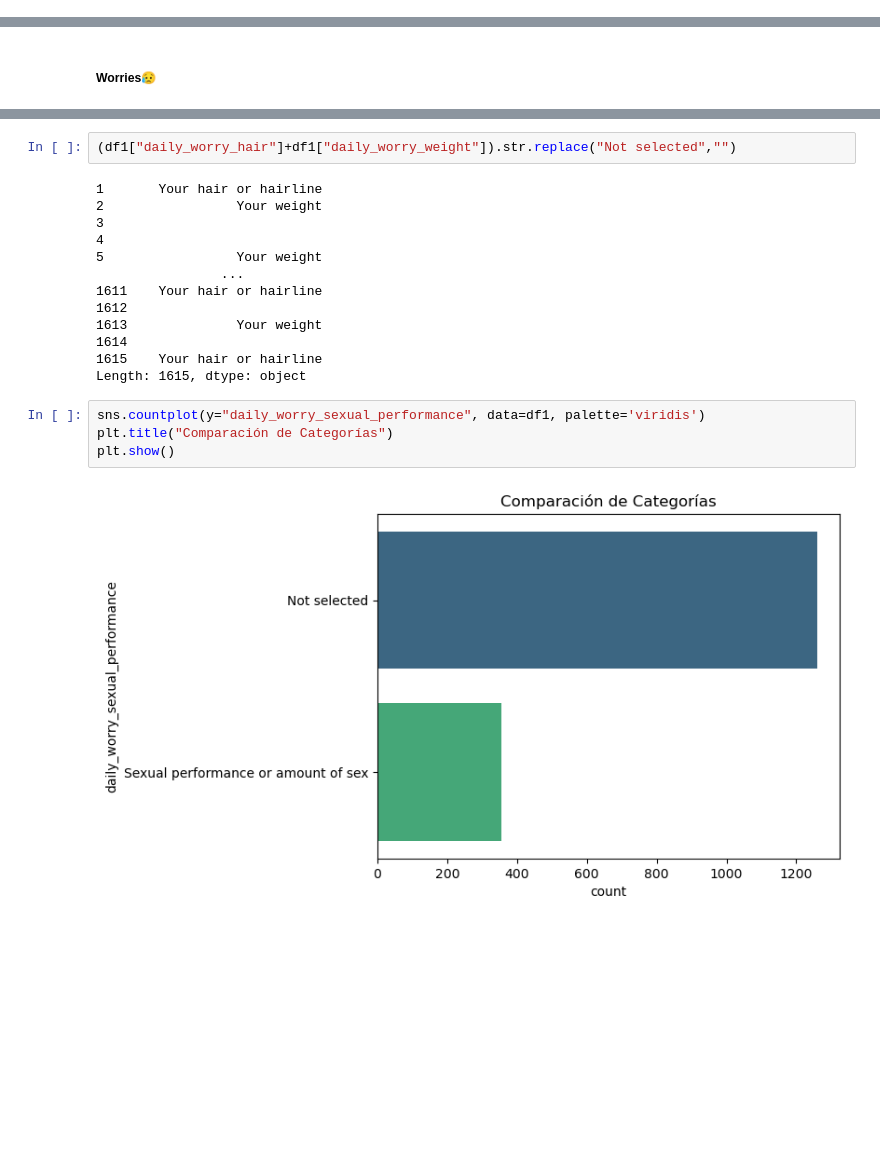
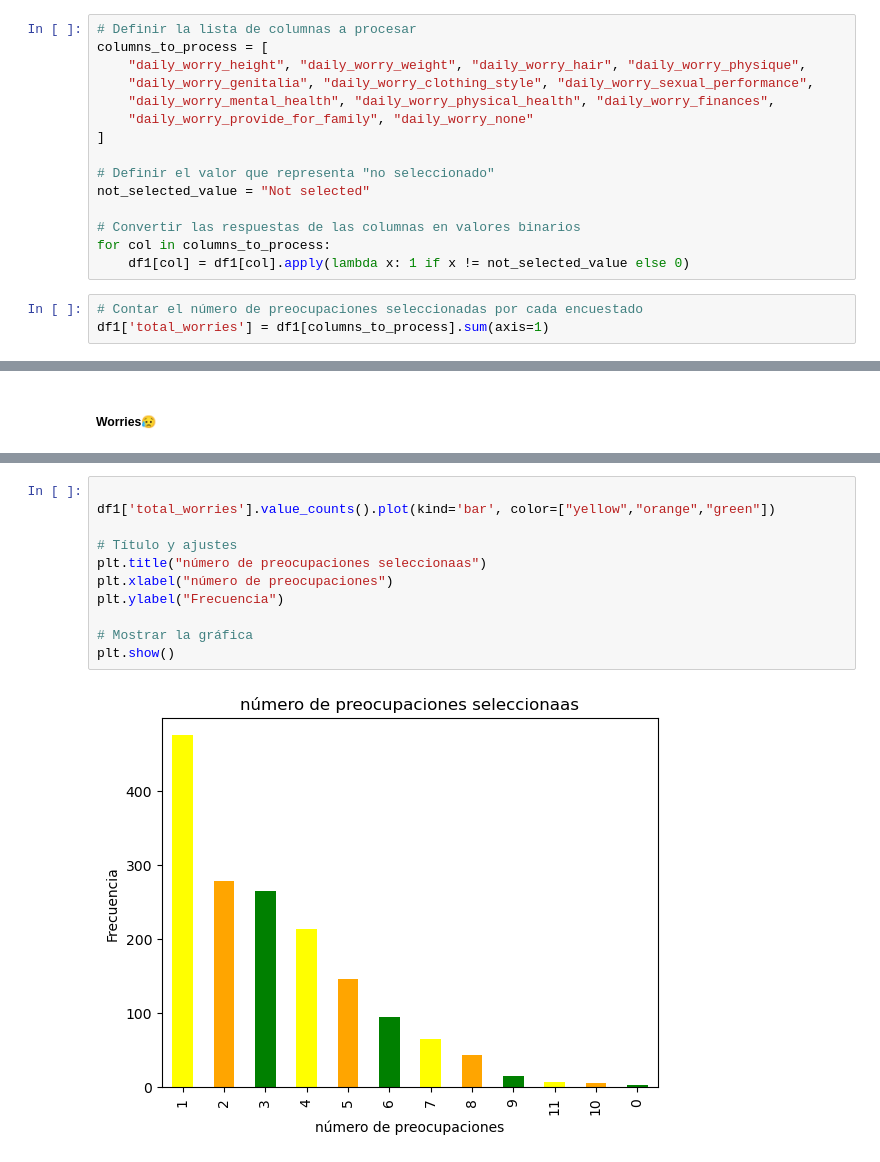
Before and after one commit to NuriaSalasVazquez/da-project-promo-49-modulo-4-team-9, a Jupyter notebook: EDA.ipynb, the cells around one changed output, grey strips where cells are left out. Saved outputs shown, nothing was run; the diff lists cells and outputs as text; blank space fills up the shorter version.

```diff
--- a/EDA.ipynb
+++ b/EDA.ipynb
@@ -237,0 +236,18 @@ df1.to_csv("files/raw_response2")
+# %%
+# Definir la lista de columnas a procesar
+columns_to_process = [
+    "daily_worry_height", "daily_worry_weight", "daily_worry_hair", "daily_worry_physique",
+    "daily_worry_genitalia", "daily_worry_clothing_style", "daily_worry_sexual_performance",
+    "daily_worry_mental_health", "daily_worry_physical_health", "daily_worry_finances",
+    "daily_worry_provide_for_family", "daily_worry_none"
+]
+
+# Definir el valor que representa "no seleccionado"
+not_selected_value = "Not selected"
+
+# Convertir las respuestas de las columnas en valores binarios
+for col in columns_to_process:
+    df1[col] = df1[col].apply(lambda x: 1 if x != not_selected_value else 0)
+# %%
+# Contar el número de preocupaciones seleccionadas por cada encuestado
+df1['total_worries'] = df1[columns_to_process].sum(axis=1)
@@ -329,21 +326,13 @@ plt.show()
-# %%
-(df1["daily_worry_hair"]+df1["daily_worry_weight"]).str.replace("Not selected","")
-# %% [output]
-1       Your hair or hairline
-2                 Your weight
-3
-4
-5                 Your weight
-                ...
-1611    Your hair or hairline
-1612
-1613              Your weight
-1614
-1615    Your hair or hairline
-Length: 1615, dtype: object
-# %%
-sns.countplot(y="daily_worry_sexual_performance", data=df1, palette='viridis')
-plt.title("Comparación de Categorías")
-plt.show()
-# %% [output]
-[figure, removed]
+# %%
+
+df1['total_worries'].value_counts().plot(kind='bar', color=["yellow","orange","green"])
+
+# Título y ajustes
+plt.title("número de preocupaciones seleccionaas")
+plt.xlabel("número de preocupaciones")
+plt.ylabel("Frecuencia")
+
+# Mostrar la gráfica
+plt.show()
+# %% [output]
+[figure, added]
```
Also changed, not shown: parts of 13 cells of this notebook, 2 other files.
